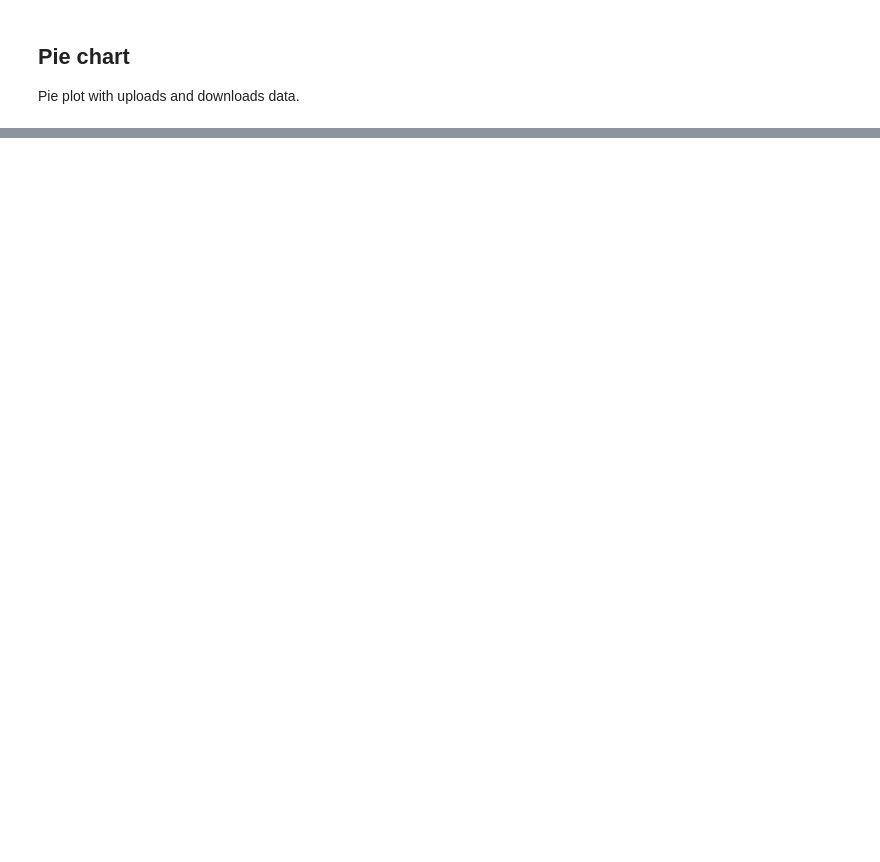
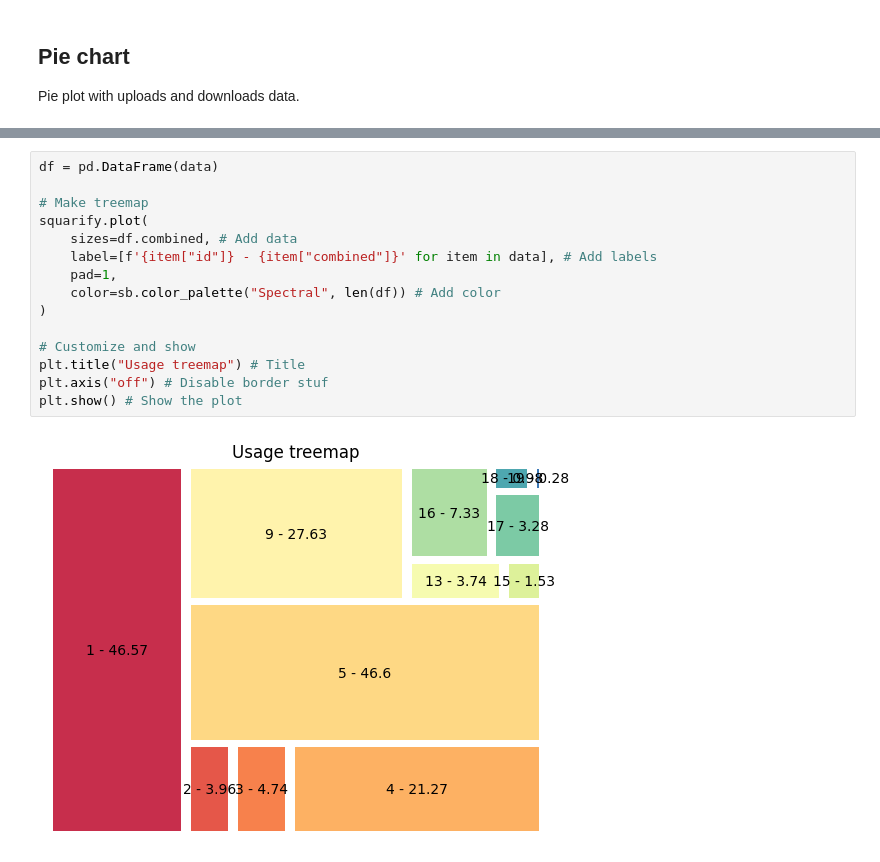
Before and after one commit to BlackIQ/vpn_analytics_notebooks, a Jupyter notebook: user.ipynb, the cells around one changed output, grey strips where cells are left out. Drawn from its saved outputs; the diff is of its cells as text; blank space fills up the shorter version.

```diff
--- a/user.ipynb
+++ b/user.ipynb
@@ -120,0 +149,17 @@ plt.show()
+# %%
+df = pd.DataFrame(data)
+
+# Make treemap
+squarify.plot(
+    sizes=df.combined, # Add data
+    label=[f'{item["id"]} - {item["combined"]}' for item in data], # Add labels
+    pad=1,
+    color=sb.color_palette("Spectral", len(df)) # Add color
+)
+
+# Customize and show
+plt.title("Usage treemap") # Title
+plt.axis("off") # Disable border stuf
+plt.show() # Show the plot
+# %% [output]
+[figure, added]
```
Also changed, not shown: parts of 13 cells of this notebook.
